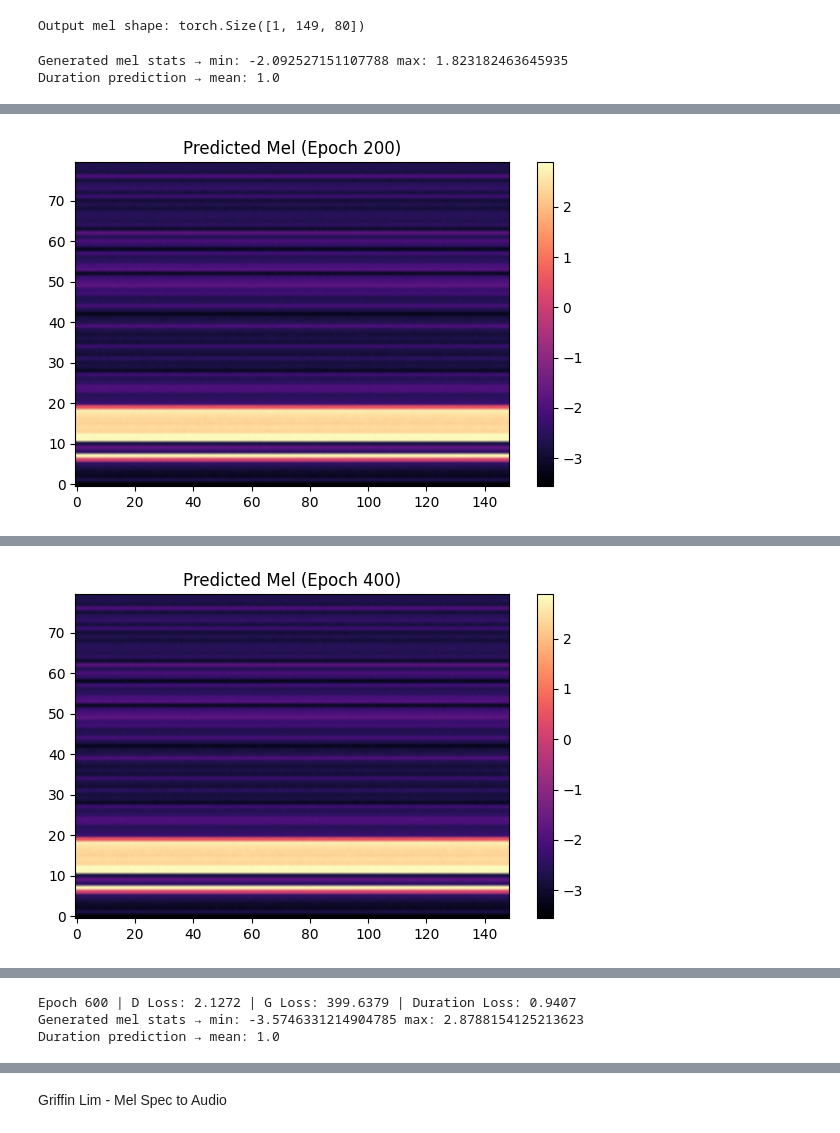
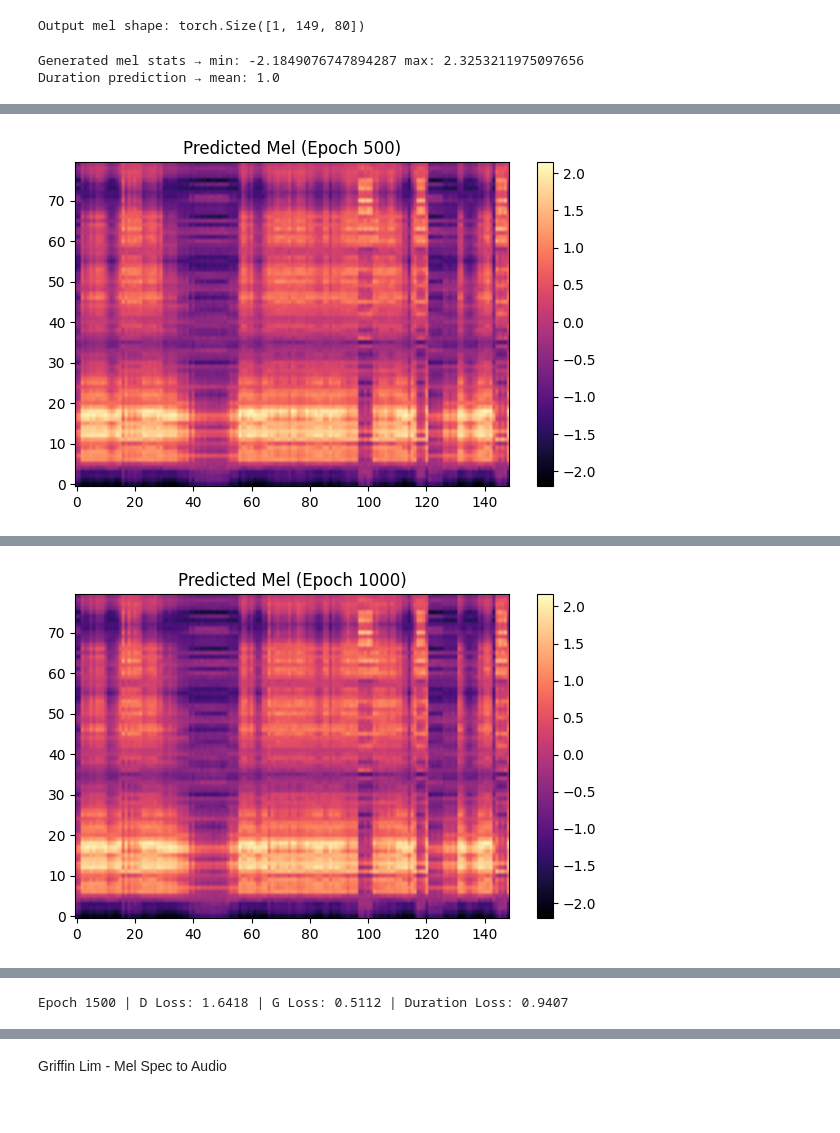
Before and after one commit to spencerwardaudio/DiffGAN_EV2_Variant, a Jupyter notebook: DiffGan_TTS_SW.ipynb, the cells around one changed output, grey strips where cells are left out. Saved outputs shown, nothing was run; the diff lists cells and outputs as text; code cells hidden in the pictures.

```diff
--- a/DiffGan_TTS_SW.ipynb
+++ b/DiffGan_TTS_SW.ipynb
@@ -245,7 +245,7 @@ class MelGenerator(nn.Module):
             [DiffusionBlock(mel_dim, hidden_dim) for _ in range(diffusion_steps)]
         )
 
-        self.output_activation = nn.Tanh()  # Mel spectrograms are typically in [-1, 1]
+        self.output_activation = torch.nn.Tanh()  # Mel spectrograms are typically in [-1, 1]
 
     def forward(self, x):
         for step, block in enumerate(self.diffusion_blocks):
@@ -494,6 +494,8 @@ class SimpleLJSDataset(Dataset):
         text_seq = torch.tensor(text_to_sequence(text), dtype=torch.long)
         mel = waveform_to_mel(waveform)
 
+        mel = (mel - mel.mean()) / mel.std()  # Normalize
+
         # Load token-level durations from .npy file
         if self.duration_dir:
             duration_path = os.path.join(self.duration_dir, f"{file_id}_durations.npy")
@@ -526,7 +528,7 @@ scheduler_d = torch.optim.lr_scheduler.StepLR(optimizer_d, step_size=10, gamma=0
 
 
 model.train()
-for epoch in range(1000):
+for epoch in range(2000):
     for text_seq, mel_target, true_durations, text_lens in dataloader:
         # === Text encoding ===
         text_features = model.text_encoder(text_seq)  # (B, T_text, hidden_dim)
@@ -583,7 +585,7 @@ for epoch in range(1000):
             gan_weight=0.01
         )
 
-        if epoch % 200 == 0:  # Every 200 epochs
+        if epoch % 500 == 0:  # Every 200 epochs
             with torch.no_grad():
                 print("Generated mel stats → min:", predicted_mel.min().item(), "max:", predicted_mel.max().item())
                 print("Duration prediction → mean:", predicted_durations.float().mean().item())
@@ -599,5 +601,5 @@ for epoch in range(1000):
 
                 print(f"Epoch {epoch} | D Loss: {d_loss:.4f} | G Loss: {g_loss:.4f} | Duration Loss: {duration_loss:.4f}")
 # %% [output]
-Generated mel stats → min: -2.092527151107788 max: 1.823182463645935
+Generated mel stats → min: -2.1849076747894287 max: 2.3253211975097656
 Duration prediction → mean: 1.0
@@ -607,2 +609,2 @@ Generated mel stats → min: -3.562281370162964 max: 2.88420033454895
 Duration prediction → mean: 1.0
-[figure, old version]
+[figure, new version]
@@ -611,2 +613,2 @@ Generated mel stats → min: -3.5561251640319824 max: 2.8791043758392334
 Duration prediction → mean: 1.0
-[figure, old version]
+[figure, new version]
@@ -617,3 +619 @@ Duration prediction → mean: 1.0
-Epoch 600 | D Loss: 2.1272 | G Loss: 399.6379 | Duration Loss: 0.9407
-Generated mel stats → min: -3.5746331214904785 max: 2.8788154125213623
-Duration prediction → mean: 1.0
+Epoch 1500 | D Loss: 1.6418 | G Loss: 0.5112 | Duration Loss: 0.9407
```
Also changed, not shown: parts of 3 cells of this notebook.
